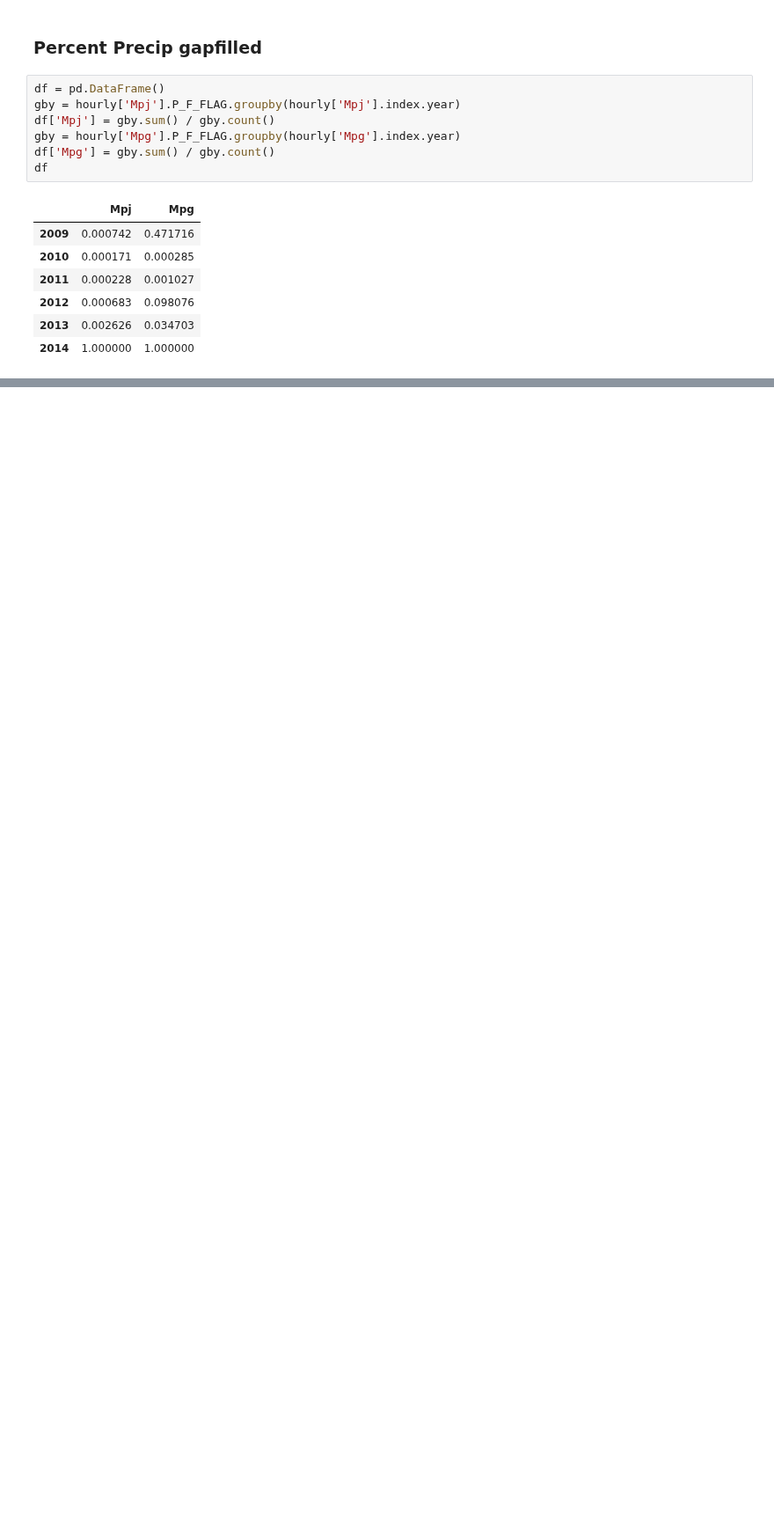
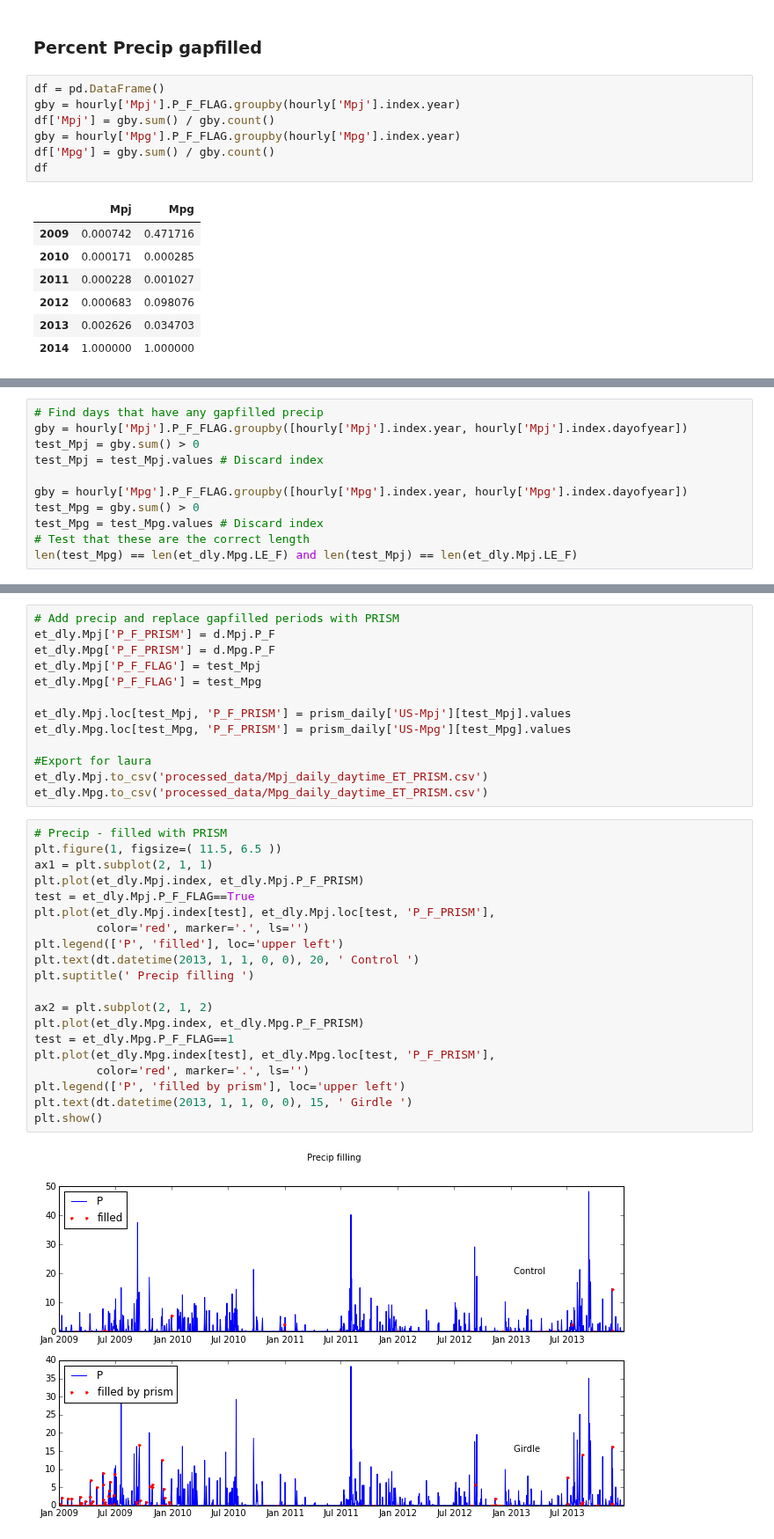
Before and after one commit to gremau/NMEG_miscellany, a Jupyter notebook: laura_vs_greg.ipynb, the cells around one changed output, grey strips where cells are left out. Shown at 88% size. Saved outputs shown, nothing was run; the diff lists cells and outputs as text; blank space fills up the shorter version.

Commit message:
Replace Precip gapfilling with PRISM data only

```diff
--- a/laura_vs_greg.ipynb
+++ b/laura_vs_greg.ipynb
@@ -387,0 +414,11 @@ df
+# %%
+# Find days that have any gapfilled precip
+gby = hourly['Mpj'].P_F_FLAG.groupby([hourly['Mpj'].index.year, hourly['Mpj'].index.dayofyear])
+test_Mpj = gby.sum() > 0
+test_Mpj = test_Mpj.values # Discard index
+
+gby = hourly['Mpg'].P_F_FLAG.groupby([hourly['Mpg'].index.year, hourly['Mpg'].index.dayofyear])
+test_Mpg = gby.sum() > 0
+test_Mpg = test_Mpg.values # Discard index
+# Test that these are the correct length
+len(test_Mpg) == len(et_dly.Mpg.LE_F) and len(test_Mpj) == len(et_dly.Mpj.LE_F)
@@ -387,0 +427,35 @@ df
+# %%
+# Add precip and replace gapfilled periods with PRISM
+et_dly.Mpj['P_F_PRISM'] = d.Mpj.P_F
+et_dly.Mpg['P_F_PRISM'] = d.Mpg.P_F
+et_dly.Mpj['P_F_FLAG'] = test_Mpj
+et_dly.Mpg['P_F_FLAG'] = test_Mpg
+
+et_dly.Mpj.loc[test_Mpj, 'P_F_PRISM'] = prism_daily['US-Mpj'][test_Mpj].values
+et_dly.Mpg.loc[test_Mpg, 'P_F_PRISM'] = prism_daily['US-Mpg'][test_Mpg].values
+
+#Export for laura
+et_dly.Mpj.to_csv('processed_data/Mpj_daily_daytime_ET_PRISM.csv')
+et_dly.Mpg.to_csv('processed_data/Mpg_daily_daytime_ET_PRISM.csv')
+# %%
+# Precip - filled with PRISM
+plt.figure(1, figsize=( 11.5, 6.5 ))
+ax1 = plt.subplot(2, 1, 1)
+plt.plot(et_dly.Mpj.index, et_dly.Mpj.P_F_PRISM)
+test = et_dly.Mpj.P_F_FLAG==True
+plt.plot(et_dly.Mpj.index[test], et_dly.Mpj.loc[test, 'P_F_PRISM'],
+         color='red', marker='.', ls='')
+plt.legend(['P', 'filled'], loc='upper left')
+plt.text(dt.datetime(2013, 1, 1, 0, 0), 20, ' Control ')
+plt.suptitle(' Precip filling ')
+
+ax2 = plt.subplot(2, 1, 2)
+plt.plot(et_dly.Mpg.index, et_dly.Mpg.P_F_PRISM)
+test = et_dly.Mpg.P_F_FLAG==1
+plt.plot(et_dly.Mpg.index[test], et_dly.Mpg.loc[test, 'P_F_PRISM'],
+         color='red', marker='.', ls='')
+plt.legend(['P', 'filled by prism'], loc='upper left')
+plt.text(dt.datetime(2013, 1, 1, 0, 0), 15, ' Girdle ')
+plt.show()
+# %% [output]
+[figure, added]
```
Also changed, not shown: parts of 8 cells of this notebook.
